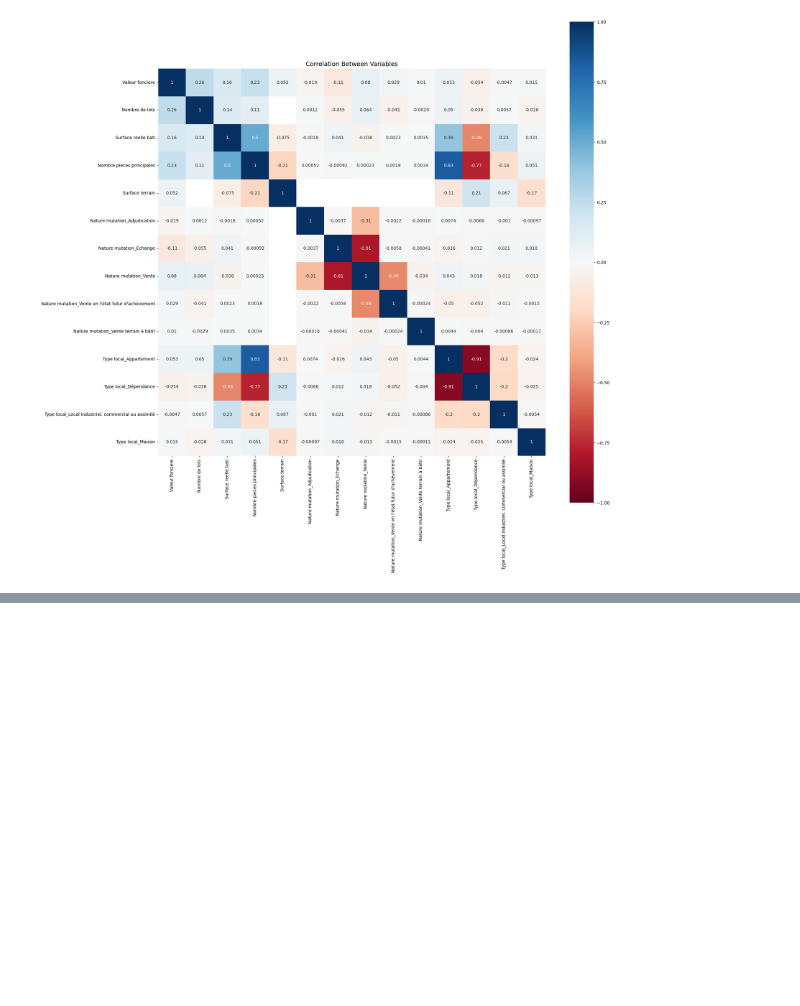
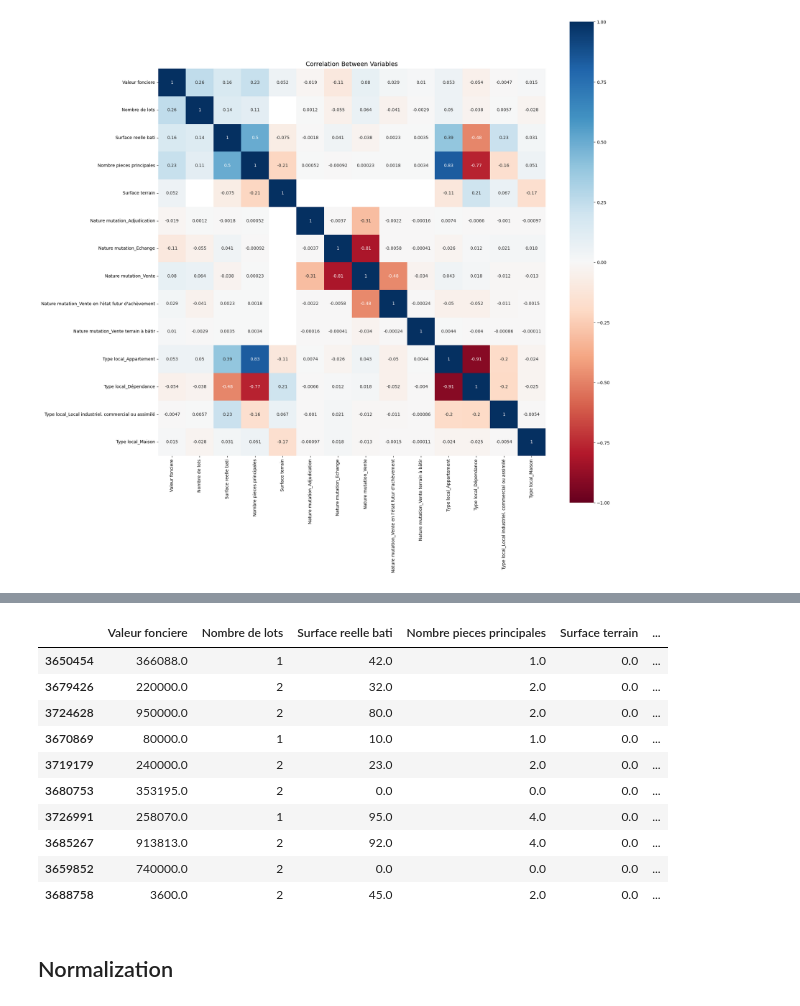
Before and after one commit to RicoAlv16/DVF_app, a Jupyter notebook: src/notebook.ipynb, the cells around one changed output, grey strips where cells are left out. Saved outputs shown, nothing was run; the diff lists cells and outputs as text; code cells hidden in the pictures; blank space fills up the shorter version.

```diff
--- a/src/notebook.ipynb
+++ b/src/notebook.ipynb
@@ -300,0 +335,16 @@ plt.show()
+# %%
+dummied_data.sample(10)
+# %% [output]
+|  | Valeur fonciere | Nombre de lots | Surface reelle bati | Nombre pieces principales | Surface terrain | ... |
+| 3650454 | 366088.0 | 1 | 42.0 | 1.0 | 0.0 | ... |
+| 3679426 | 220000.0 | 2 | 32.0 | 2.0 | 0.0 | ... |
+| 3724628 | 950000.0 | 2 | 80.0 | 2.0 | 0.0 | ... |
+| 3670869 | 80000.0 | 1 | 10.0 | 1.0 | 0.0 | ... |
+| 3719179 | 240000.0 | 2 | 23.0 | 2.0 | 0.0 | ... |
+| 3680753 | 353195.0 | 2 | 0.0 | 0.0 | 0.0 | ... |
+| 3726991 | 258070.0 | 1 | 95.0 | 4.0 | 0.0 | ... |
+| 3685267 | 913813.0 | 2 | 92.0 | 4.0 | 0.0 | ... |
+| 3659852 | 740000.0 | 2 | 0.0 | 0.0 | 0.0 | ... |
+| 3688758 | 3600.0 | 2 | 45.0 | 2.0 | 0.0 | ... |
+# %% [markdown]
+## Normalization
```
Also changed, not shown: parts of 6 cells of this notebook.
